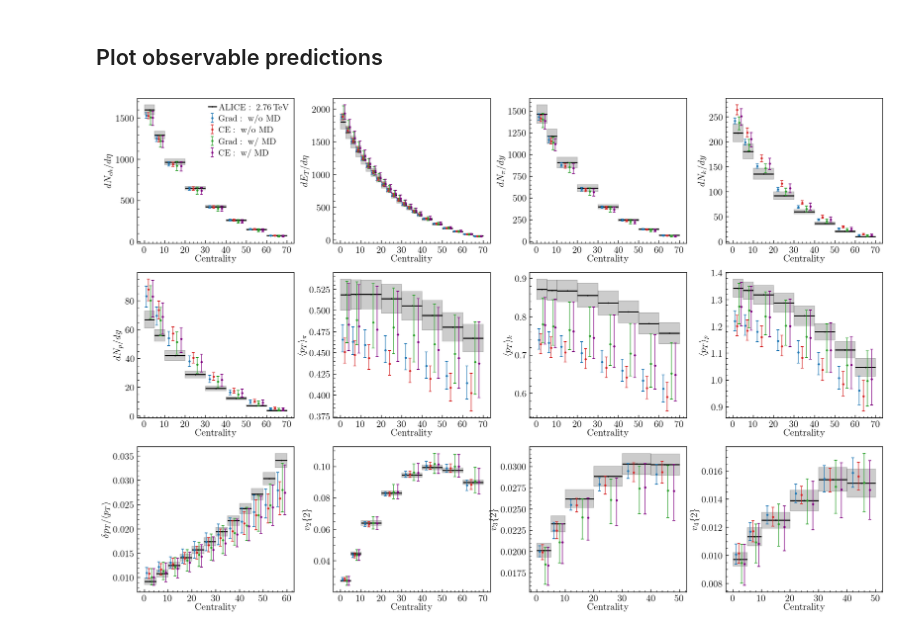
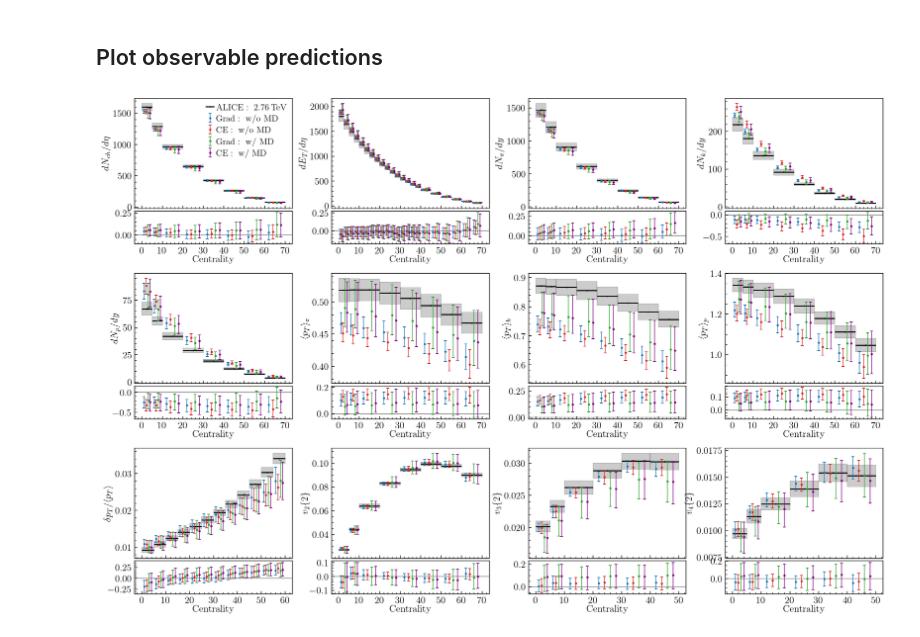
Before and after one commit to sjaiswal-tifr/ModelDiscrepancy, a Jupyter notebook: projects/arXiv_2509.19759/plots.ipynb, the cells around one changed output. Cells and saved outputs as stored; diff of their text form; code cells hidden in the pictures.

Commit message:
updated plots

```diff
--- a/projects/arXiv_2509.19759/plots.ipynb
+++ b/projects/arXiv_2509.19759/plots.ipynb
@@ -525,29 +496,23 @@ plot_model_param(samples=samples, mod_param_index=mod_param_index, model_param_b
 # %%
 # plot model predictions. w/ and w/o MD for both Grad and CE
 
 colors = ['tab:blue', 'tab:red', 'tab:green', '#800080']
 legends = [
     r'$\mathrm{ALICE}:\ 2.76\, \mathrm{TeV}$',
     r"$\mathrm{Grad:\ w/o\ MD}$",
     r"$\mathrm{CE:\ w/o\ MD}$",
     r"$\mathrm{Grad:\ w/\ MD}$",
     r"$\mathrm{CE:\ w/\ MD}$",
 ]
 
 # Quantiles: 50, 2.5, 97.5, 16, 84
 quantiles1 = np.loadtxt('mcmc_data/PbPb2760/Grad/dNch_dET_vn/wo_MD/quantiles_40000_model.txt')
 quantiles2 = np.loadtxt('mcmc_data/PbPb2760/CE/dNch_dET_vn/wo_MD/quantiles_40000_model.txt')
 quantiles3 = np.loadtxt('mcmc_data/PbPb2760/Grad/dNch_dET_vn/w_MD/quantiles_40000_model.txt')
 quantiles4 = np.loadtxt('mcmc_data/PbPb2760/CE/dNch_dET_vn/w_MD/quantiles_40000_model.txt')
 quantiles_list = [quantiles1, quantiles2, quantiles3, quantiles4]
 
-
-del quantiles1, quantiles2, quantiles3, quantiles4
-
-
-plot_obs(experimental_data=experimental_data, obs_bins=obs_bins,
-         quantiles_list=quantiles_list, quantiles_error=None,
-         colors=colors, obs_labels=obs_labels, legends=legends,
-         fig_name='plots/obs_dNch_dET_vn.pdf', which = 'model')
+plot_obs(experimental_data, obs_bins, quantiles_list, colors, obs_labels, legends,
+         fig_name='plots/obs_dNch_dET_vn.pdf', error='show')
 # %% [output]
-[figure, old version]
+[figure, new version]
```
Also changed, not shown: parts of 4 cells of this notebook, 2 other files.
